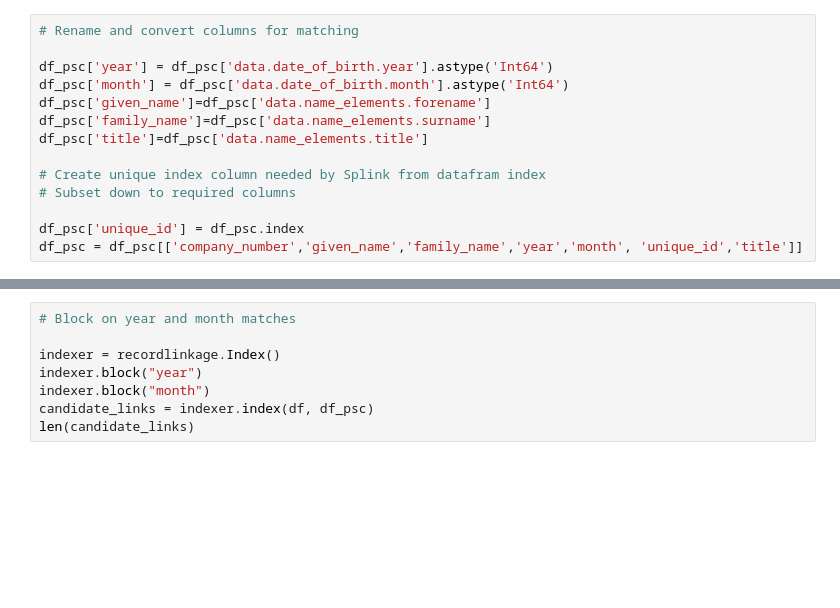
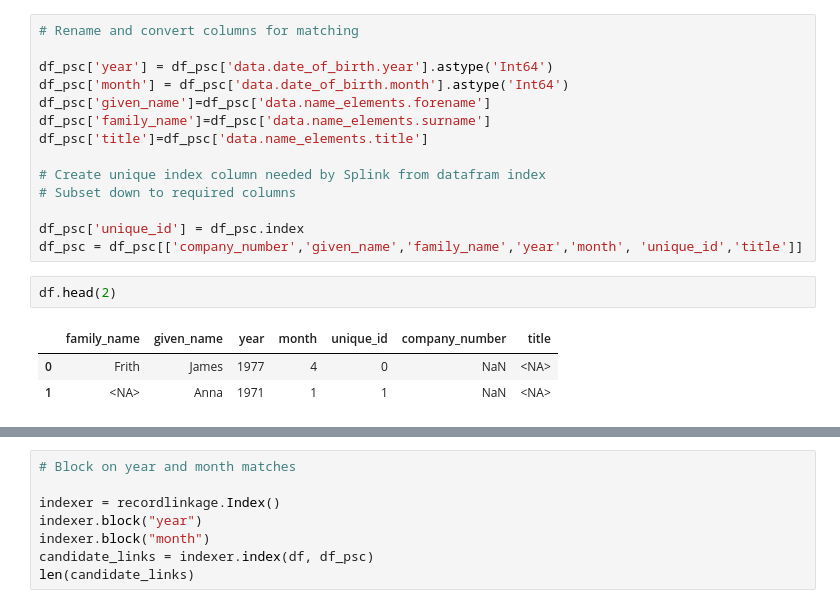
Before and after one commit to mshearer0/HandsOnEntityResolution, a Jupyter notebook: PersonMatch.ipynb, the cells around one changed output, grey strips where cells are left out. Cells and saved outputs as stored; diff of their text form; blank space fills up the shorter version.

```diff
--- a/PersonMatch.ipynb
+++ b/PersonMatch.ipynb
@@ -63,4 +65,10 @@ df_psc['title']=df_psc['data.name_elements.title']
 
 df_psc['unique_id'] = df_psc.index
 df_psc = df_psc[['company_number','given_name','family_name','year','month', 'unique_id','title']]
+# %%
+df.head(2)
+# %% [output]
+|  | family_name | given_name | year | month | unique_id | company_number | title |
+| 0 | Frith | James | 1977 | 4 | 0 | NaN | <NA> |
+| 1 | <NA> | Anna | 1971 | 1 | 1 | NaN | <NA> |
 # %%
```
Also changed, not shown: parts of 13 cells of this notebook, 2 other files.
